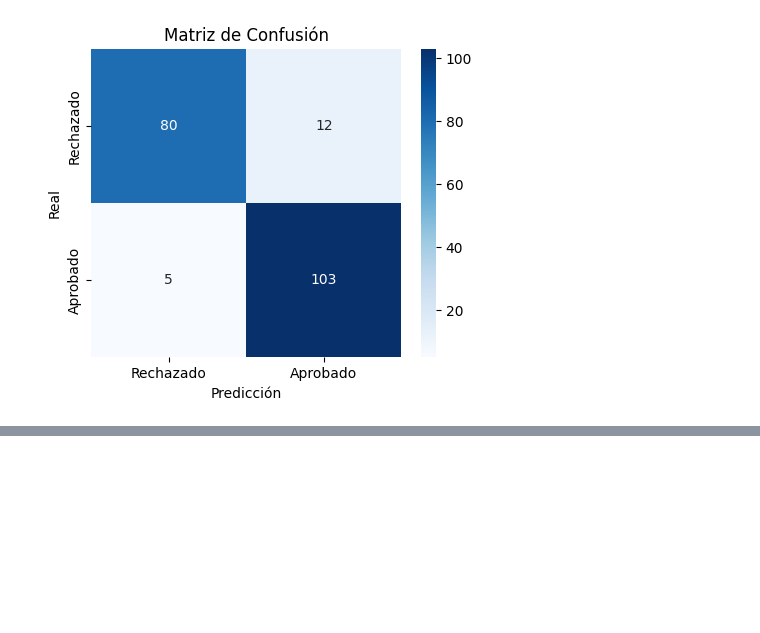
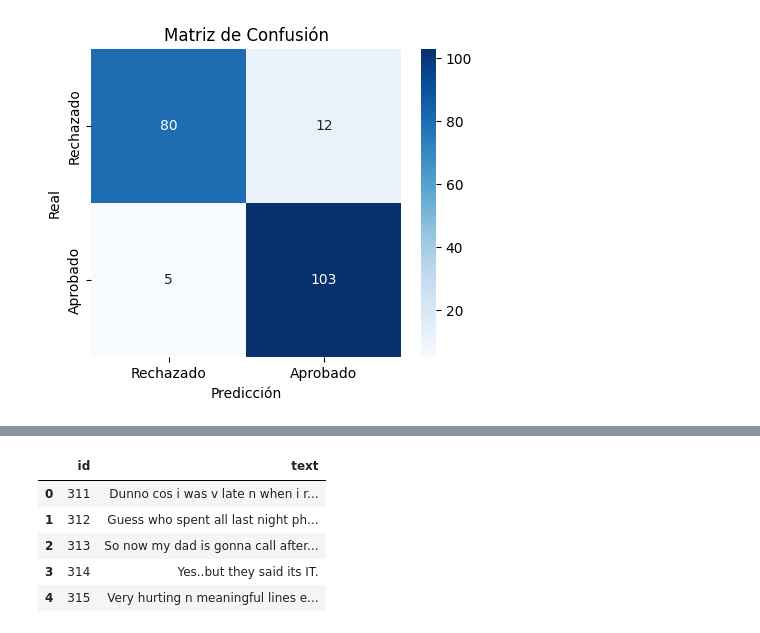
Before and after one commit to StxvenDev/IA-pruebas, a Jupyter notebook: regresion_logistica.ipynb, the cells around one changed output, grey strips where cells are left out. Cells and saved outputs as stored; diff of their text form; code cells hidden in the pictures; blank space fills up the shorter version.

```diff
--- a/regresion_logistica.ipynb
+++ b/regresion_logistica.ipynb
@@ -177,0 +295,15 @@ plt.show()
+# %%
+#Ahora probemos con datos que el modelo no conoce
+
+df_test = pd.read_csv('./smsspam/test.csv')
+
+df_test = df_test.dropna(subset='text')
+
+df_test.head()
+# %% [output]
+|  | id | text |
+| 0 | 311 | Dunno cos i was v late n when i r... |
+| 1 | 312 | Guess who spent all last night ph... |
+| 2 | 313 | So now my dad is gonna call after... |
+| 3 | 314 | Yes..but they said its IT. |
+| 4 | 315 | Very hurting n meaningful lines e... |
```
Also changed, not shown: parts of 12 cells of this notebook, 2 other files.
